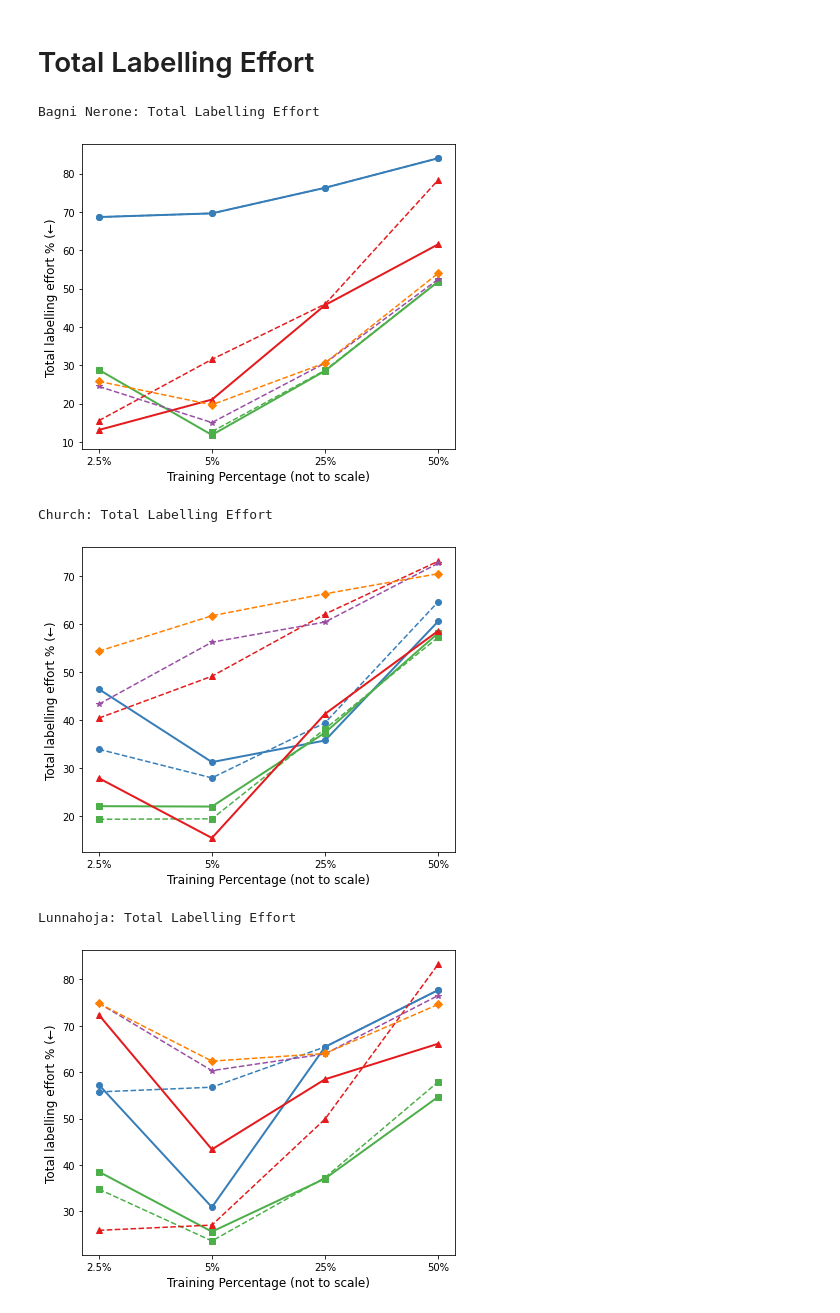
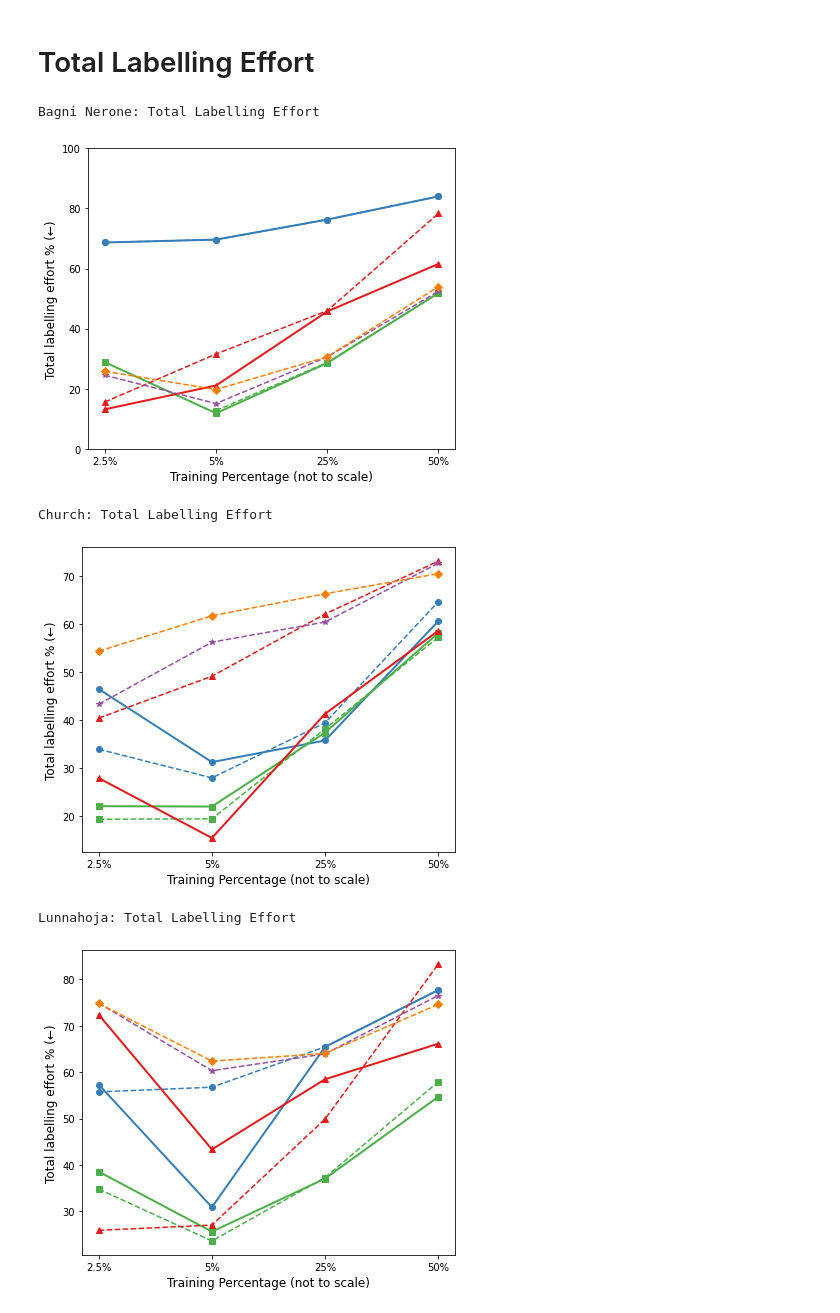
Before and after one commit to LucHayward/Pointnet_Pointnet2_pytorch, a Jupyter notebook: DataVis/Data_vis.ipynb, the cells around one changed output. Cells and saved outputs as stored; diff of their text form; code cells hidden in the pictures.

```diff
--- a/DataVis/Data_vis.ipynb
+++ b/DataVis/Data_vis.ipynb
@@ -233,7 +233,7 @@ from Results_tables import mIoU as mIoU_py
 print("hello")
 for e in mIoU_py.experiments:
     df = text_to_df(e.first)
-    generate_line_plot(e.scene, df, "Validation mIoU (use)", root='mIoU_graphs/')
+    generate_line_plot(e.scene, df, "Validation mIoU (use)", root='mIoU_graphs/', y_range=True)
 
     df = text_to_df(e.second)
-    generate_line_plot(e.scene, df, "50% Holdout mIoU (use)", root='mIoU_graphs/')
+    generate_line_plot(e.scene, df, "50% Holdout mIoU (use)", root='mIoU_graphs/', y_range=True)
@@ -246,4 +261,4 @@ from Results_tables import pretraining_improvement
 
 for e in pretraining_improvement.experiments:
     df = text_to_df(e.vals)
-    generate_line_plot(e.scene, df, "Pretraining Improvement (use)", pretrained=False, root='pretraining_improvement/', draw_zero=True)
+    generate_line_plot(e.scene, df, "Pretraining Improvement (use)", pretrained=False, root='pretraining_improvement/', draw_zero=True, y_range=True)
@@ -261,4 +289,4 @@ from Results_tables import holdout_diff
 
 for e in holdout_diff.experiments:
     df = text_to_df(e.vals)
-    generate_line_plot(e.scene, df, "Holdout Difference (use)", pretrained=True, root='holdout_difference/', draw_zero=True)
+    generate_line_plot(e.scene, df, "Holdout Difference (use)", pretrained=True, root='holdout_difference/', draw_zero=True, y_range=True)
@@ -273,4 +314,4 @@ from Results_tables import mIoU_effective
 
 for e in mIoU_effective.experiments:
     df = text_to_df(e.vals)
-    generate_line_plot(e.scene, df, "Effective mIoU", root='effective_mIoU/')
+    generate_line_plot(e.scene, df, "Effective mIoU", root='effective_mIoU/', y_range=True)
@@ -358,12 +412,12 @@ for e in mIoU_improvement_RF.experiments:
 # %%
 from Results_tables import total_labelling_effort
 
 for e in total_labelling_effort.experiments:
     df = text_to_df(e.vals)
-    generate_line_plot(e.scene, df, "Total Labelling Effort", root='total_labelling_effort/', y_axis_label="Total labelling effort % (←)")
+    generate_line_plot(e.scene, df, "Total Labelling Effort", root='total_labelling_effort/', y_axis_label="Total labelling effort % (←)",y_range=True)
 # %% [output]
 Bagni Nerone: Total Labelling Effort
-[figure, old version]
+[figure, new version]
 Church: Total Labelling Effort
 [figure]
 Lunnahoja: Total Labelling Effort
```
Also changed, not shown: parts of 5 cells of this notebook.
